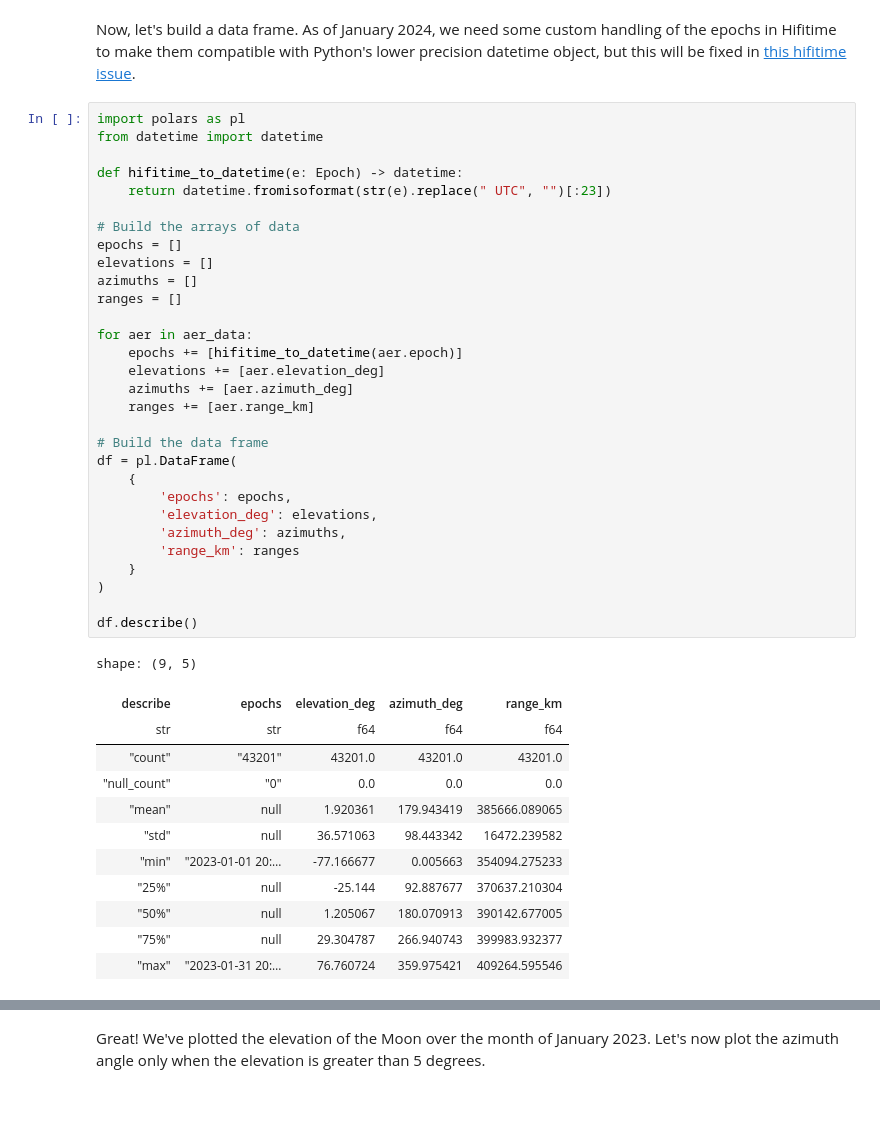
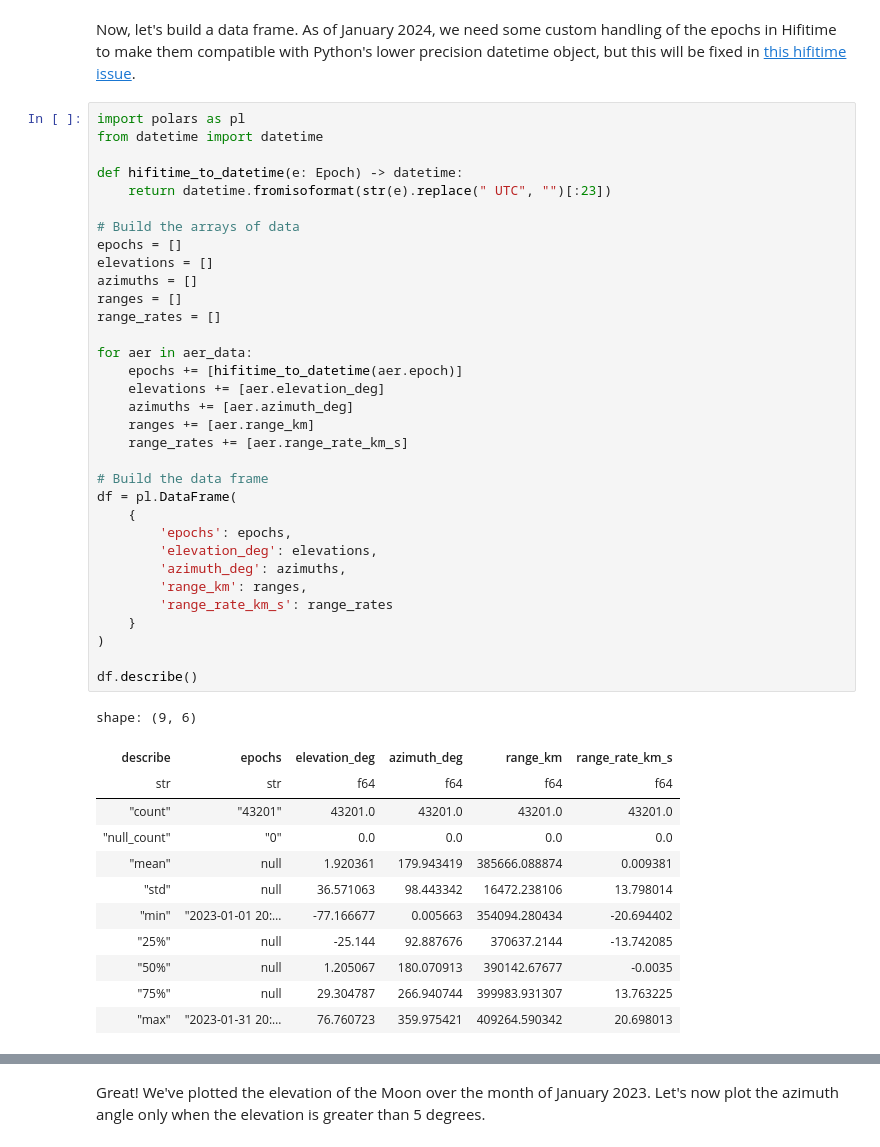
Before and after one commit to nyx-space/anise, a Jupyter notebook: anise-py/tutorials/Tutorial 04 - Computing Azimuth Elevation and Range data.ipynb, the cells around one changed output, grey strips where cells are left out. Cells and saved outputs as stored; diff of their text form; blank space fills up the shorter version.

Commit message:
Add range rate calculation and update tutorial
AER is not pickle compatible because we can't pickle the epoch since it's from another module

```diff
--- a/anise-py/tutorials/Tutorial 04 - Computing Azimuth Elevation and Range data.ipynb
+++ b/anise-py/tutorials/Tutorial 04 - Computing Azimuth Elevation and Range data.ipynb
@@ -163,46 +163,49 @@ Now, let's build a data frame. As of January 2024, we need some custom handling
 # %%
 import polars as pl
 from datetime import datetime
 
 def hifitime_to_datetime(e: Epoch) -> datetime:
     return datetime.fromisoformat(str(e).replace(" UTC", "")[:23])
 
 # Build the arrays of data
 epochs = []
 elevations = []
 azimuths = []
 ranges = []
+range_rates = []
 
 for aer in aer_data:
     epochs += [hifitime_to_datetime(aer.epoch)]
     elevations += [aer.elevation_deg]
     azimuths += [aer.azimuth_deg]
     ranges += [aer.range_km]
+    range_rates += [aer.range_rate_km_s]
 
 # Build the data frame
 df = pl.DataFrame(
     {
         'epochs': epochs,
         'elevation_deg': elevations,
         'azimuth_deg': azimuths,
-        'range_km': ranges
+        'range_km': ranges,
+        'range_rate_km_s': range_rates
     }
 )
 
 df.describe()
 # %% [output]
-shape: (9, 5)
+shape: (9, 6)
-| describe | epochs | elevation_deg | azimuth_deg | range_km |
-| str | str | f64 | f64 | f64 |
-| "count" | "43201" | 43201.0 | 43201.0 | 43201.0 |
-| "null_count" | "0" | 0.0 | 0.0 | 0.0 |
-| "mean" | null | 1.920361 | 179.943419 | 385666.089065 |
-| "std" | null | 36.571063 | 98.443342 | 16472.239582 |
-| "min" | "2023-01-01 20:… | -77.166677 | 0.005663 | 354094.275233 |
-| "25%" | null | -25.144 | 92.887677 | 370637.210304 |
-| "50%" | null | 1.205067 | 180.070913 | 390142.677005 |
-| "75%" | null | 29.304787 | 266.940743 | 399983.932377 |
-| "max" | "2023-01-31 20:… | 76.760724 | 359.975421 | 409264.595546 |
+| describe | epochs | elevation_deg | azimuth_deg | range_km | range_rate_km_s |
+| str | str | f64 | f64 | f64 | f64 |
+| "count" | "43201" | 43201.0 | 43201.0 | 43201.0 | 43201.0 |
+| "null_count" | "0" | 0.0 | 0.0 | 0.0 | 0.0 |
+| "mean" | null | 1.920361 | 179.943419 | 385666.088874 | 0.009381 |
+| "std" | null | 36.571063 | 98.443342 | 16472.238106 | 13.798014 |
+| "min" | "2023-01-01 20:… | -77.166677 | 0.005663 | 354094.280434 | -20.694402 |
+| "25%" | null | -25.144 | 92.887676 | 370637.2144 | -13.742085 |
+| "50%" | null | 1.205067 | 180.070913 | 390142.67677 | -0.0035 |
+| "75%" | null | 29.304787 | 266.940744 | 399983.931307 | 13.763225 |
+| "max" | "2023-01-31 20:… | 76.760723 | 359.975421 | 409264.590342 | 20.698013 |
 # %%
 import hvplot.polars
 from bokeh.models.formatters import DatetimeTickFormatter
```
Also changed, not shown: parts of 6 cells of this notebook, 3 other files.
